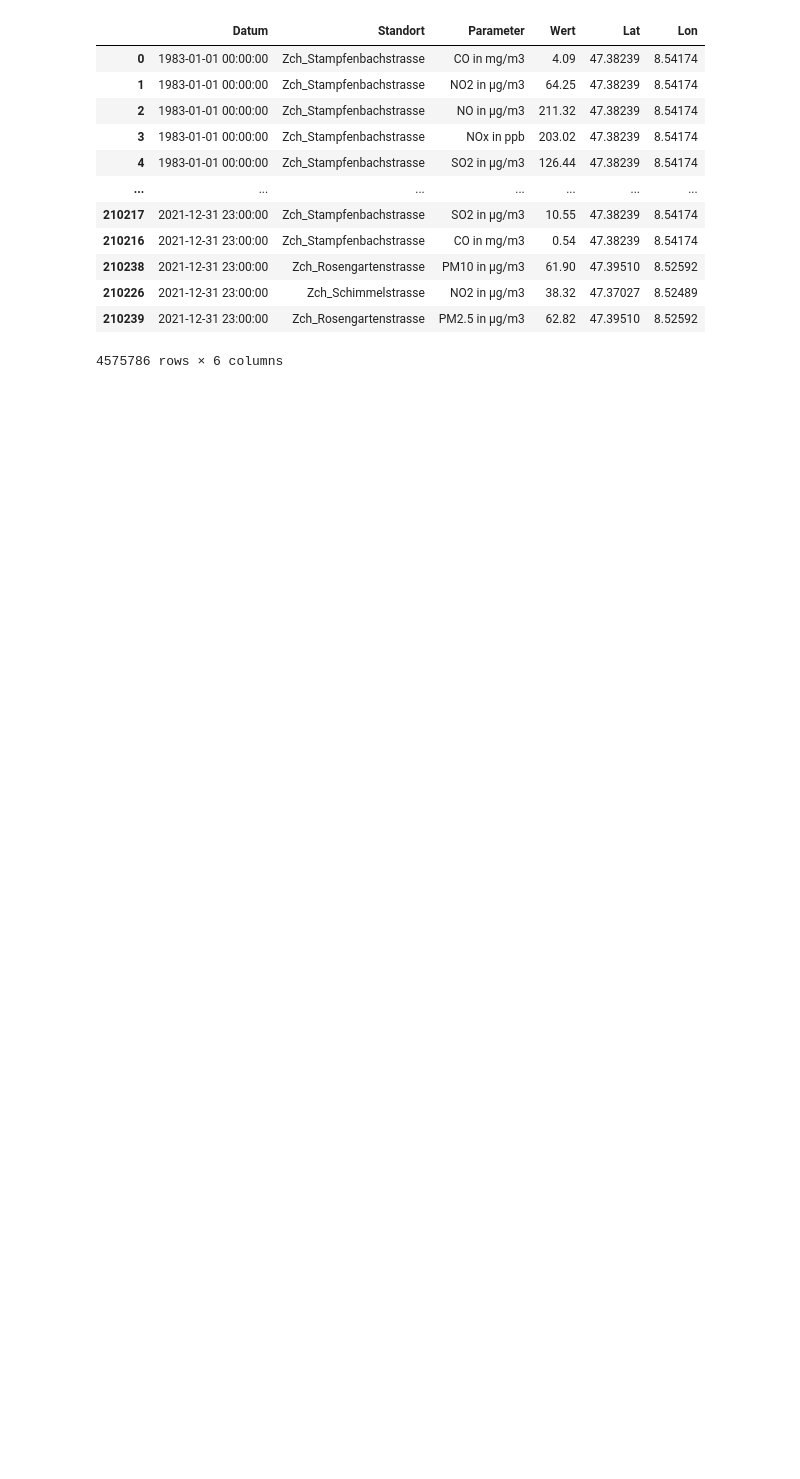
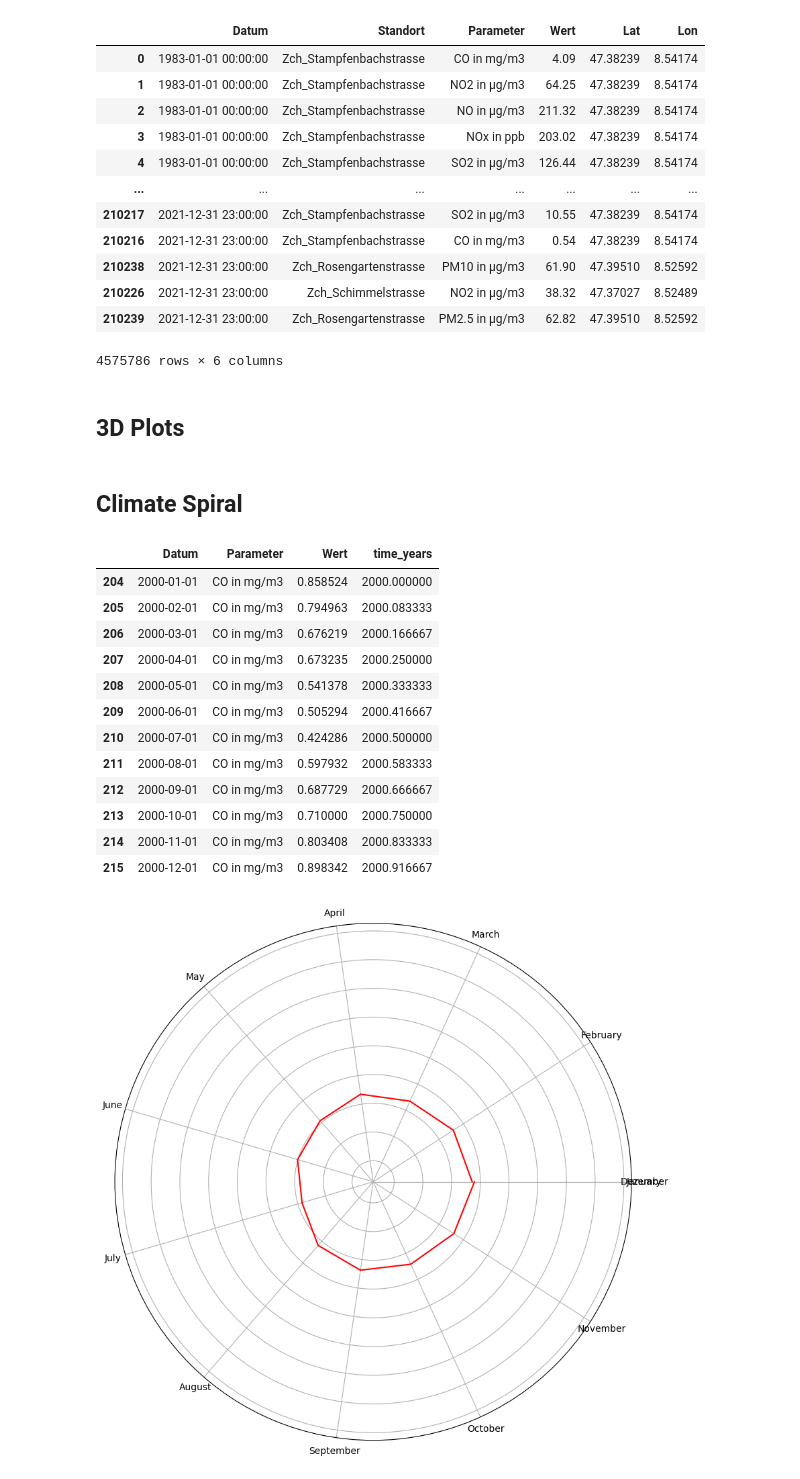
Before and after one commit to gabrieltorresgamez/CO-Zuerich, a Jupyter notebook: map.ipynb, the cells around one changed output. Cells and saved outputs as stored; diff of their text form; code cells hidden in the pictures; blank space fills up the shorter version.

```diff
--- a/map.ipynb
+++ b/map.ipynb
@@ -23,6 +24,8 @@ data
 | 210226 | 2021-12-31 23:00:00 | Zch_Schimmelstrasse | NO2 in µg/m3 | 38.32 | 47.37027 | 8.52489 |
 | 210239 | 2021-12-31 23:00:00 | Zch_Rosengartenstrasse | PM2.5 in µg/m3 | 62.82 | 47.39510 | 8.52592 |
 4575786 rows × 6 columns
+# %% [markdown]
+## 3D Plots
 # %%
 
 data_v1 = data[data["Parameter"] == "CO in mg/m3"][["Datum", "Parameter", "Wert"]].copy()
@@ -418,3 +421,59 @@ create_3d_scatter_plot(data, "SO2 in µg/m3", 20,"map_so2.html")
 create_3d_scatter_plot(data, "O3 in µg/m3", 18, "map_o3.html")
 create_3d_scatter_plot(data, "PM10 in µg/m3", 11, "map_pm10.html")
 create_3d_scatter_plot(data, "PM2.5 in µg/m3", 5, "map_pm25.html")
+# %% [markdown]
+## Climate Spiral
+# %%
+# Get data for CO
+data_v2 = data[data["Parameter"] == "CO in mg/m3"][["Datum", "Parameter", "Wert"]].copy()
+
+# Convert Datum to Year and Month
+data_v2.loc[:, "Datum"] = pd.to_datetime(data_v2["Datum"].dt.year.astype(str) + "-" + data_v2["Datum"].dt.month.astype(str))
+
+# Get mean value for each month
+data_v2 = data_v2.groupby(["Datum", "Parameter"]).mean().reset_index()
+
+# Map 'time_years' to a float
+data_v2["time_years"] = data_v2["Datum"].dt.year + (data_v2["Datum"].dt.month - 1) / 12
+
+# Get Min and Max
+r_min = data_v2["Wert"].min()
+r_max = data_v2["Wert"].max()
+
+# filter year 2000
+data_v2 = data_v2[data_v2["time_years"].astype(int) == 2000]
+
+# theta and r
+theta = np.linspace(0, 2 * np.pi, 12)
+r = data_v2["Wert"]
+
+# Plot
+fig = plt.figure(figsize=(10, 10))
+ax = fig.add_subplot(111, projection='polar')
+ax.plot(theta, r + 1, color="red")
+ax.set_rmin(r_min)
+ax.set_rmax(r_max)
+
+ax.axes.get_yaxis().set_ticklabels([])
+
+
+ax.axes.get_xaxis().set_ticks(theta)
+ax.axes.get_xaxis().set_ticklabels(["January", "February", "March", "April", "May", "June", "July", "August", "September", "October", "November", "Dezember"])
+
+
+data_v2
+# %% [output]
+|  | Datum | Parameter | Wert | time_years |
+| 204 | 2000-01-01 | CO in mg/m3 | 0.858524 | 2000.000000 |
+| 205 | 2000-02-01 | CO in mg/m3 | 0.794963 | 2000.083333 |
+| 206 | 2000-03-01 | CO in mg/m3 | 0.676219 | 2000.166667 |
+| 207 | 2000-04-01 | CO in mg/m3 | 0.673235 | 2000.250000 |
+| 208 | 2000-05-01 | CO in mg/m3 | 0.541378 | 2000.333333 |
+| 209 | 2000-06-01 | CO in mg/m3 | 0.505294 | 2000.416667 |
+| 210 | 2000-07-01 | CO in mg/m3 | 0.424286 | 2000.500000 |
+| 211 | 2000-08-01 | CO in mg/m3 | 0.597932 | 2000.583333 |
+| 212 | 2000-09-01 | CO in mg/m3 | 0.687729 | 2000.666667 |
+| 213 | 2000-10-01 | CO in mg/m3 | 0.710000 | 2000.750000 |
+| 214 | 2000-11-01 | CO in mg/m3 | 0.803408 | 2000.833333 |
+| 215 | 2000-12-01 | CO in mg/m3 | 0.898342 | 2000.916667 |
+[figure, added]
```
Also changed, not shown: parts of 2 cells of this notebook, 8 other files.
